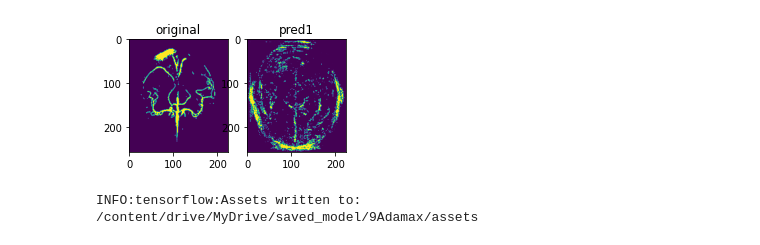
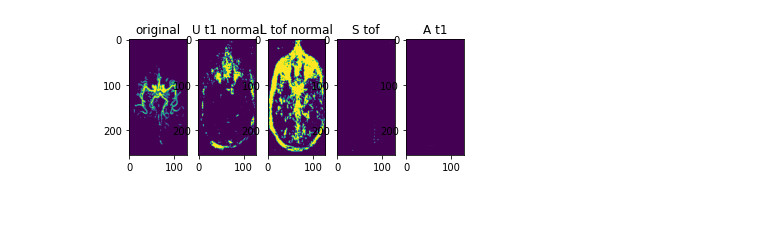
Before and after one commit to Malaaaa/final, a Jupyter notebook: art.ipynb, the cells around one changed output. Cells and saved outputs as stored; diff of their text form; code cells hidden in the pictures; blank space fills up the shorter version.

```diff
--- a/art.ipynb
+++ b/art.ipynb
@@ -65,0 +85,2 @@ model = tf.keras.models.load_model('/content/drive/MyDrive/saved_model/9Adamax',
+# %%
+a,b = 22,24
@@ -174,0 +368,21 @@ pred = model.predict(t1s[0])
+# %%
+filepath = '/content/drive/MyDrive/IXI/'
+dirnames = [s for s in os.listdir(filepath) if s.startswith('IXI')]
+filename = [f for f in os.listdir(filepath+dirnames[0]) ]
+gs = [nib.load(filepath+dirnames[1]+'/tofar_in_t1.nii.gz').get_data().astype(np.float32)]
+ts = [nib.load(filepath+dirnames[1]+'/t1.nii.gz').get_data().astype(np.float32) ]
+
+plt.subplot(1,2,1); plt.imshow(ts[0][:,150,:]); plt.title('original')
+plt.subplot(1,2,2); plt.imshow(np.max(gs[0][:,:,:],axis=1)); plt.title('seg')
+for s in range(len(gs)):
+  # gs[s][gs[s]<0.01] = 0
+  # gs[s][gs[s]>=0.01] = 1
+  ts[s] = min_max(ts[s])
+for i in range(len(gs)):
+  gs[i] = np.swapaxes(gs[i][:,120:181,11:-11],0,1)
+  ts[i] = np.swapaxes(ts[i][:,120:181,11:-11],0,1)
+for i in range(len(gs)):
+
+  gs[i] = np.expand_dims(gs[i],axis=3)
+  ts[i] = np.expand_dims(ts[i],axis=3)
+  ts[i] = np.tile(ts[i],[1,1,1,3])
@@ -174,0 +398,14 @@ pred = model.predict(t1s[0])
+# %%
+# U t1 空间 normal
+# L tof 空间 normal
+# S tof 空间 无
+# A t1 空间 无
+Umodel = tf.keras.models.load_model('/content/drive/MyDrive/saved_model/UAdamax', custom_objects={'iou_score':sm.metrics.iou_score,'binary_crossentropy_plus_jaccard_loss':sm.losses.bce_jaccard_loss})
+Lmodel = tf.keras.models.load_model('/content/drive/MyDrive/saved_model/LAdamax', custom_objects={'iou_score':sm.metrics.iou_score,'binary_crossentropy_plus_jaccard_loss':sm.losses.bce_jaccard_loss})
+Smodel = tf.keras.models.load_model('/content/drive/MyDrive/saved_model/SAdamax', custom_objects={'iou_score':sm.metrics.iou_score,'binary_crossentropy_plus_jaccard_loss':sm.losses.bce_jaccard_loss})
+Amodel = tf.keras.models.load_model('/content/drive/MyDrive/saved_model/AAdamax', custom_objects={'iou_score':sm.metrics.iou_score,'binary_crossentropy_plus_jaccard_loss':sm.losses.bce_jaccard_loss})
+# %%
+predU = Umodel.predict(ts[0])
+predL = Lmodel.predict(ts[0])
+predS = Smodel.predict(ts[0])
+predA = Amodel.predict(ts[0])
@@ -175,10 +415,9 @@ pred = model.predict(t1s[0])
 # %%
-plt.subplot(1,3,1); plt.imshow(np.max(groundsegs[0][:,:,:,0],axis=0)); plt.title('original')
-plt.subplot(1,3,2); plt.imshow(np.max(pred[:,:,:,0],axis=0)); plt.title('pred1')
+plt.subplot(1,5,1); plt.imshow(np.max(gs[0][:,:,:,0],axis=0)); plt.title('original')
+plt.subplot(1,5,2); plt.imshow(np.max(predU[:,:,:,0],axis=0)); plt.title('U t1 normal')
+plt.subplot(1,5,3); plt.imshow(np.max(predL[:,:,:,0],axis=0)); plt.title('L tof normal')
+plt.subplot(1,5,4); plt.imshow(np.max(predS[:,:,:,0],axis=0)); plt.title('S tof')
+plt.subplot(1,5,5); plt.imshow(np.max(predA[:,:,:,0],axis=0)); plt.title('A t1')
 plt.show()
 # %% [output]
-[figure, old version]
+[figure, new version]
-# %%
-model.save('/content/drive/MyDrive/saved_model/9Adamax')
-# %% [output]
-INFO:tensorflow:Assets written to: /content/drive/MyDrive/saved_model/9Adamax/assets
```
Also changed, not shown: parts of 30 cells of this notebook.
